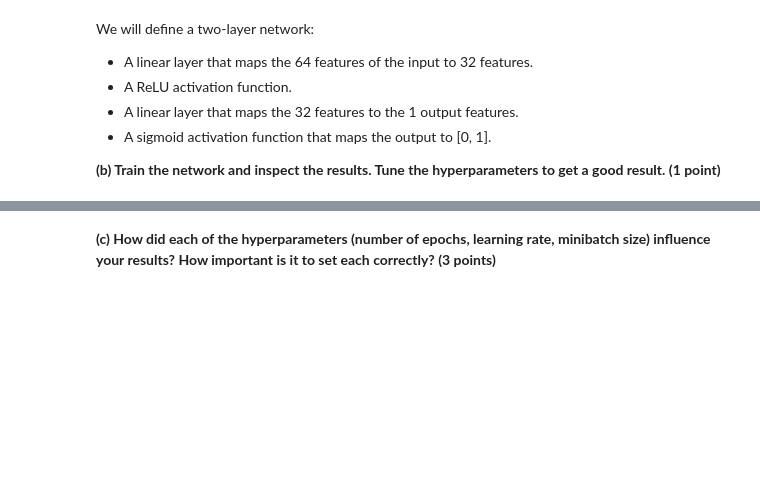
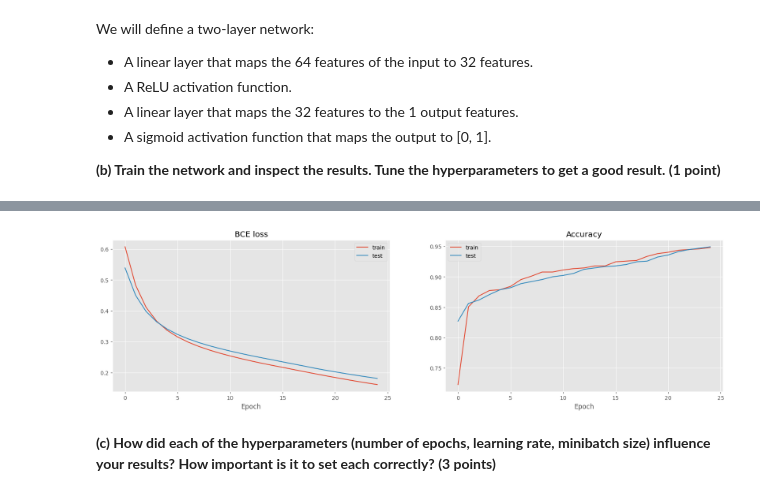
Before and after one commit to LukaMucko/DeepLearning, a Jupyter notebook: lab1/dl-assignment-1.ipynb, the cells around one changed output, grey strips where cells are left out. Cells and saved outputs as stored; diff of their text form; code cells hidden in the pictures; blank space fills up the shorter version.

```diff
--- a/lab1/dl-assignment-1.ipynb
+++ b/lab1/dl-assignment-1.ipynb
@@ -552,11 +582,8 @@ class Linear:
     def backward(self, x, dy):
         # given dy, compute the gradients for x, W and b
         dx = dy @ self.W.T
-
         self.dW = x.T @ dy
-        print("dy:", dy)
-        self.db = np.sum(dy, axis=0, keepdims=True)
-        print("db:", self.db)
+        self.db = np.sum(dy, axis=0)
 
         return dx
 
@@ -602,10 +636,11 @@ class Sigmoid:
 
         dx = sigmoid_grad(x) * dy
         self.dW = x.T @ dy
-        self.db = np.sum(dy, axis=0, keepdims=True)
+        self.db = np.sum(dy, axis=0)
         return dx
 
     def step(self, step_size):
+        return
         self.W -= step_size * self.dW
         self.b -= step_size * self.db
 
@@ -637,12 +679,11 @@ class ReLU:
     def backward(self, x, dy):
         dx = relu_grad(x) * dy
         self.dW = x.T @ dy
-        self.db = np.sum(dy, axis=0, keepdims=True)
+        self.db = np.sum(dy, axis=0)
         return dx
 
     def step(self, step_size):
-        self.W -= step_size * self.dW
-        self.b -= step_size * self.db
+        return
 
     def __str__(self):
         return 'ReLU'
@@ -933,7 +998,8 @@ net = Net([
 # TODO: tune the hyperparameters
 fit(net, x, y,
     epochs = 25,
-    learning_rate = 0,
+    learning_rate = 0.001,
     mb_size = 10)
 
 # Note: add more cells below if you want to keep runs with different hyperparameters. Make sure to also copy the network construction.
+# %% [output]
@@ -940,3 +1023,4 @@ fit(net, x, y,
+[figure, added]
 # %% [markdown]
 **(c) How did each of the hyperparameters (number of epochs, learning rate, minibatch size) influence your results? How important is it to set each correctly?<span style="float:right"> (3 points)</span>**
 # %% [markdown]
```
Also changed, not shown: parts of 24 cells of this notebook.
